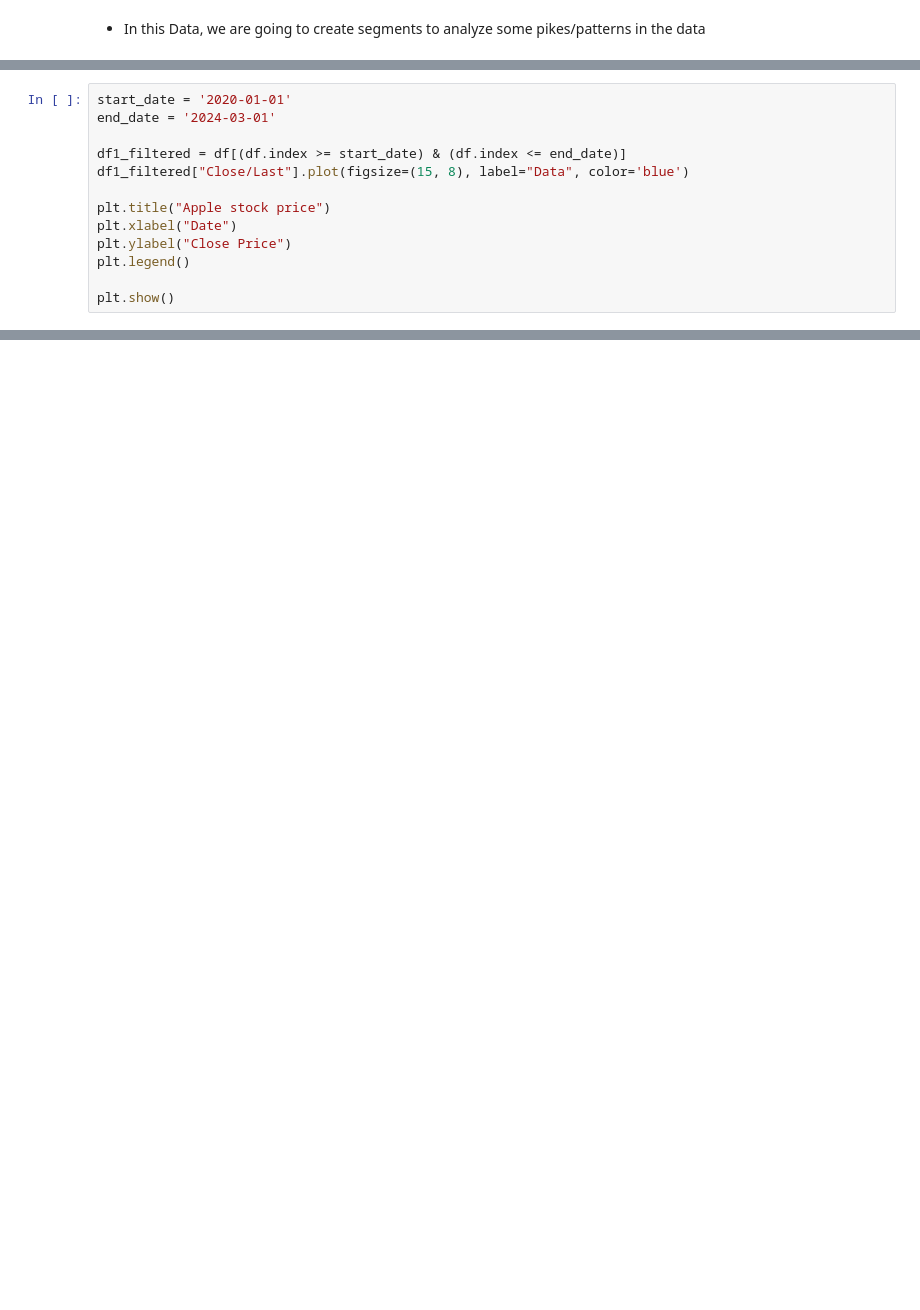
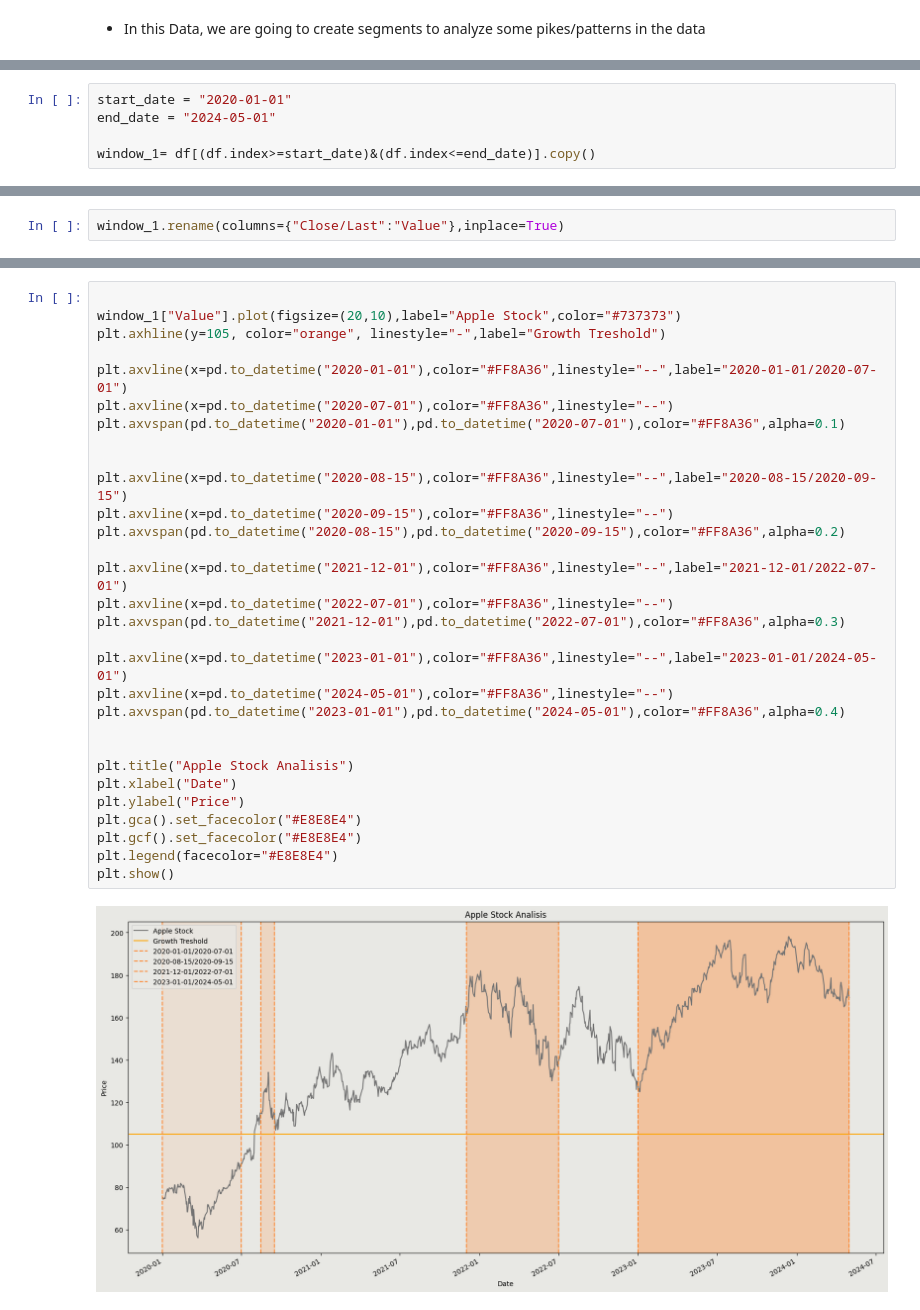
Before and after one commit to carlosgutierrezch/LSTM_Forecast, a Jupyter notebook: notebooks/EDA.ipynb, the cells around one changed output, grey strips where cells are left out. Cells and saved outputs as stored; diff of their text form; blank space fills up the shorter version.

```diff
--- a/notebooks/EDA.ipynb
+++ b/notebooks/EDA.ipynb
@@ -77,13 +57,5 @@ plt.show()
 # %%
-start_date = '2020-01-01'
-end_date = '2024-03-01'
+start_date = "2020-01-01"
+end_date = "2024-05-01"
 
-df1_filtered = df[(df.index >= start_date) & (df.index <= end_date)]
-df1_filtered["Close/Last"].plot(figsize=(15, 8), label="Data", color='blue')
-
-plt.title("Apple stock price")
-plt.xlabel("Date")
-plt.ylabel("Close Price")
-plt.legend()
-
-plt.show()
+window_1= df[(df.index>=start_date)&(df.index<=end_date)].copy()
@@ -164,0 +62,2 @@ fig.show()
+# %%
+window_1.rename(columns={"Close/Last":"Value"},inplace=True)
@@ -164,0 +98,32 @@ fig.show()
+# %%
+
+window_1["Value"].plot(figsize=(20,10),label="Apple Stock",color="#737373")
+plt.axhline(y=105, color="orange", linestyle="-",label="Growth Treshold")
+
+plt.axvline(x=pd.to_datetime("2020-01-01"),color="#FF8A36",linestyle="--",label="2020-01-01/2020-07-01")
+plt.axvline(x=pd.to_datetime("2020-07-01"),color="#FF8A36",linestyle="--")
+plt.axvspan(pd.to_datetime("2020-01-01"),pd.to_datetime("2020-07-01"),color="#FF8A36",alpha=0.1)
+
+
+plt.axvline(x=pd.to_datetime("2020-08-15"),color="#FF8A36",linestyle="--",label="2020-08-15/2020-09-15")
+plt.axvline(x=pd.to_datetime("2020-09-15"),color="#FF8A36",linestyle="--")
+plt.axvspan(pd.to_datetime("2020-08-15"),pd.to_datetime("2020-09-15"),color="#FF8A36",alpha=0.2)
+
+plt.axvline(x=pd.to_datetime("2021-12-01"),color="#FF8A36",linestyle="--",label="2021-12-01/2022-07-01")
+plt.axvline(x=pd.to_datetime("2022-07-01"),color="#FF8A36",linestyle="--")
+plt.axvspan(pd.to_datetime("2021-12-01"),pd.to_datetime("2022-07-01"),color="#FF8A36",alpha=0.3)
+
+plt.axvline(x=pd.to_datetime("2023-01-01"),color="#FF8A36",linestyle="--",label="2023-01-01/2024-05-01")
+plt.axvline(x=pd.to_datetime("2024-05-01"),color="#FF8A36",linestyle="--")
+plt.axvspan(pd.to_datetime("2023-01-01"),pd.to_datetime("2024-05-01"),color="#FF8A36",alpha=0.4)
+
+
+plt.title("Apple Stock Analisis")
+plt.xlabel("Date")
+plt.ylabel("Price")
+plt.gca().set_facecolor("#E8E8E4")
+plt.gcf().set_facecolor("#E8E8E4")
+plt.legend(facecolor="#E8E8E4")
+plt.show()
+# %% [output]
+[figure, added]
```
Also changed, not shown: parts of 13 cells of this notebook, 1 other file.
